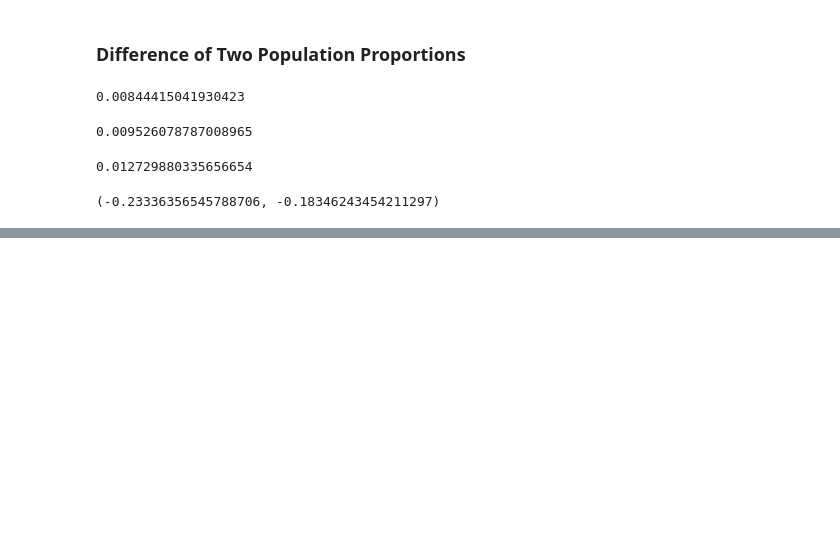
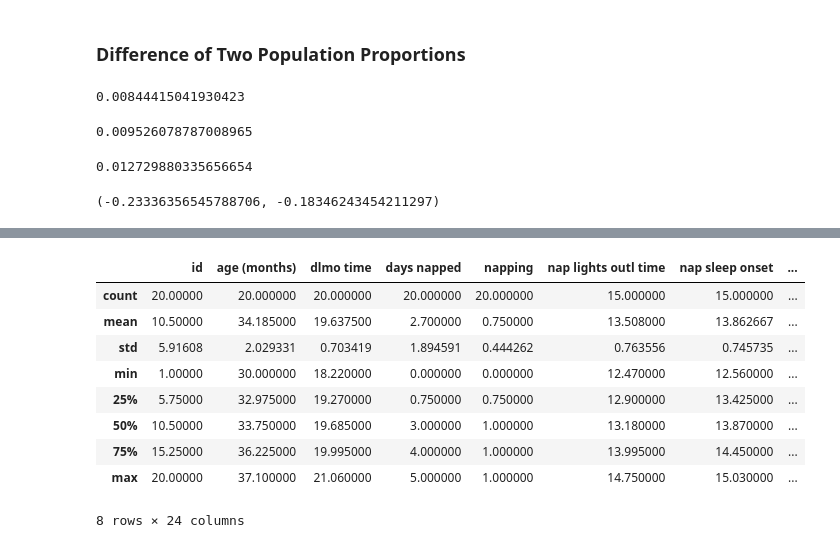
Before and after one commit to harryyang1982/coursera_umich_python, a Jupyter notebook: week2_3_nhanes.ipynb, the cells around one changed output, grey strips where cells are left out. Drawn from its saved outputs; the diff is of its cells as text; code cells hidden in the pictures; blank space fills up the shorter version.

```diff
--- a/week2_3_nhanes.ipynb
+++ b/week2_3_nhanes.ipynb
@@ -80,0 +142,2 @@ ucb = d + 1.96 * se_diff
+# %%
+nap = pd.read_csv("nap_no_nap.csv")
@@ -80,0 +154,13 @@ ucb = d + 1.96 * se_diff
+# %%
+nap.describe()
+# %% [output]
+|  | id | age (months) | dlmo time | days napped | napping | nap lights outl time | nap sleep onset | ... |
+| count | 20.00000 | 20.000000 | 20.000000 | 20.000000 | 20.000000 | 15.000000 | 15.000000 | ... |
+| mean | 10.50000 | 34.185000 | 19.637500 | 2.700000 | 0.750000 | 13.508000 | 13.862667 | ... |
+| std | 5.91608 | 2.029331 | 0.703419 | 1.894591 | 0.444262 | 0.763556 | 0.745735 | ... |
+| min | 1.00000 | 30.000000 | 18.220000 | 0.000000 | 0.000000 | 12.470000 | 12.560000 | ... |
+| 25% | 5.75000 | 32.975000 | 19.270000 | 0.750000 | 0.750000 | 12.900000 | 13.425000 | ... |
+| 50% | 10.50000 | 33.750000 | 19.685000 | 3.000000 | 1.000000 | 13.180000 | 13.870000 | ... |
+| 75% | 15.25000 | 36.225000 | 19.995000 | 4.000000 | 1.000000 | 13.995000 | 14.450000 | ... |
+| max | 20.00000 | 37.100000 | 21.060000 | 5.000000 | 1.000000 | 14.750000 | 15.030000 | ... |
+8 rows × 24 columns
```
Also changed, not shown: parts of 14 cells of this notebook, 2 other files.
